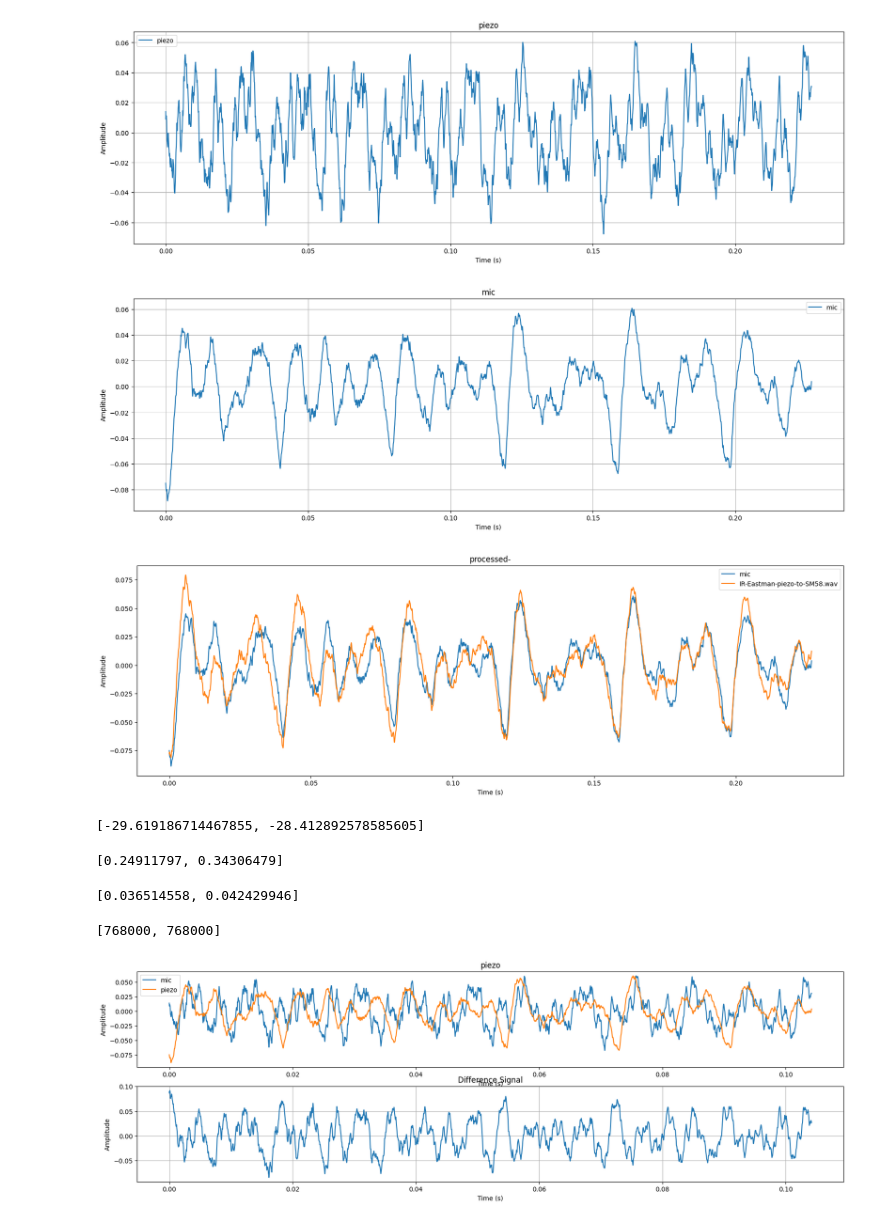
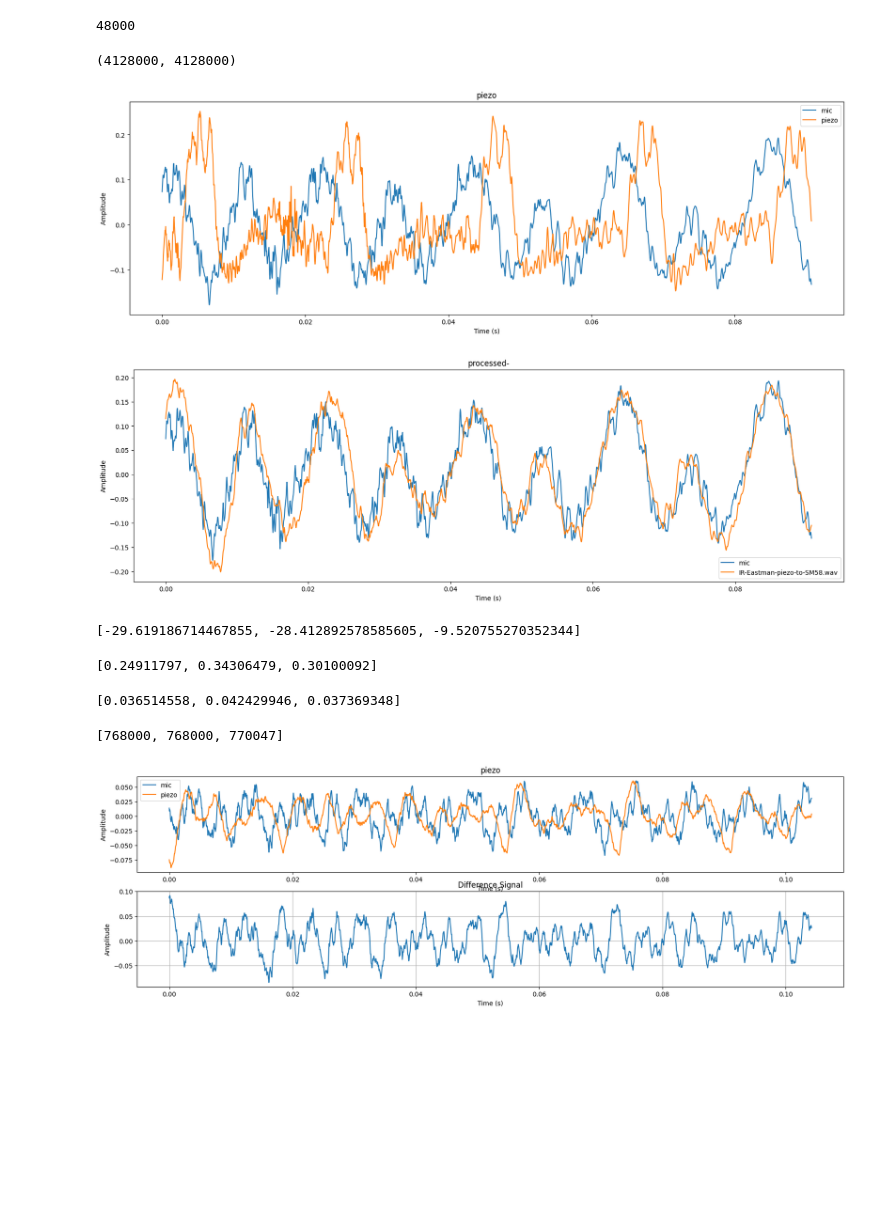
Before and after one commit to andrewwilson/impulseResponses, a Jupyter notebook: GenerateImpulseResponse.ipynb, the cells around one changed output. Saved outputs shown, nothing was run; the diff lists cells and outputs as text; code cells hidden in the pictures; blank space fills up the shorter version.

```diff
--- a/GenerateImpulseResponse.ipynb
+++ b/GenerateImpulseResponse.ipynb
@@ -32,7 +32,7 @@ def normalised(signal, mode, based_on_signal, sr=None):
         raise ValueError('invalid mode')
 # %%
 def apply_impulse_response(signal, impulse_response):
-    return convolve(dry_signal, impulse_response)
+    return convolve(signal, impulse_response)
 # %%
 # Function to plot an audio signal
 def plot_signal(signal, title, sr=22050, label=None, start=0, length=None):
@@ -65,60 +65,74 @@ def compare_signals(sig1, sig2, title1, title2, sr, start=0, length=None):
     plot_signal(difference, 'Difference Signal', sr, start=start, length=length)
 # %%
 # Load the audio files
-dry_signal, sr = librosa.load('Eastman piezo 0009 [2023-12-30 162118].aif', sr=None)
-target_signal, _ = librosa.load('Eastman mic 0009 [2023-12-30 162118].aif', sr=None)
+dry_signal, sr = librosa.load('samples/Eastman piezo 0009 [2023-12-30 162118].aif', sr=None)
+target_signal, _ = librosa.load('samples/Eastman mic 0009 [2023-12-30 162118].aif', sr=None)
+# %%
+# Load the audio files
+dry_signal, sr = librosa.load('samples/Eastman piezo 0010 [2024-01-01 132751].aif', sr=None)
+target_signal, _ = librosa.load('samples/Eastman mic 0010 [2024-01-01 132750].aif', sr=None)
+# %%
+sr
+# %% [output]
+48000
+# %%
+len(dry_signal), len(target_signal)
+# %% [output]
+(4128000, 4128000)
 # %%
-START=30000
-LENGTH=5000
+START=2100000
+LENGTH=2000
+
+dry_signal = normalised(dry_signal, 'loudness', target_signal, sr)
 
 plt.figure(figsize=(20, 6))
+plot_signal(target_signal,'mic', label='mic', start=START, length=LENGTH)
+#plt.legend(); plt.figure(figsize=(20, 6))
 plot_signal(dry_signal,'piezo', label='piezo', start=START, length=LENGTH)
-plt.legend(); plt.figure(figsize=(20, 6))
-plot_signal(target_signal,'mic', label='mic', start=START, length=LENGTH)
+
 
 plt.legend(); plt.figure(figsize=(20, 6))
 
 plot_signal(target_signal,'mic', label='mic', start=START, length=LENGTH)
 
 #plt.legend(); plt.figure(figsize=(20, 6))
 
 IRS = [
   #  'Eastman-piezo-to-SM58-1.wav',
     'IR-Eastman-piezo-to-SM58.wav'
 ]
 
 
 
 for ir_name in IRS:
     # load the impulse response
-    impulse_response,ir_sr = librosa.load(ir_name, sr=None)
+    impulse_response,ir_sr = librosa.load('IRs/' + ir_name, sr=None)
     sr, ir_sr
 
     processed_signal = apply_impulse_response(dry_signal, impulse_response)
     plot_signal(processed_signal, 'processed-', label=ir_name, start=START, length=LENGTH)
 #    plot_signal(impulse_response, 'impulse response')
 plt.legend()
 plt.show()
 # %% [output]
-[figure, old version]
+[figure, new version]
-[figure, old version]
+[figure, new version]
-[figure, removed]
 # %%
-[ loudness(s, sr) for s in [dry_signal, target_signal]]
+[ loudness(s, sr) for s in [dry_signal, target_signal, processed_signal]]
 # %% [output]
-[-29.619186714467855, -28.412892578585605]
+[-29.619186714467855, -28.412892578585605, -9.520755270352344]
 # %%
-[ peak(s) for s in [dry_signal, target_signal]]
+[ peak(s) for s in [dry_signal, target_signal, processed_signal]]
 # %% [output]
-[0.24911797, 0.34306479]
+[0.24911797, 0.34306479, 0.30100092]
 # %%
-[ rms(s) for s in [dry_signal, target_signal]]
+[ rms(s) for s in [dry_signal, target_signal, processed_signal]]
 # %% [output]
-[0.036514558, 0.042429946]
+[0.036514558, 0.042429946, 0.037369348]
 # %%
-[len(s) for s in [dry_signal, target_signal]]
+[len(s) for s in [dry_signal, target_signal, processed_signal]]
 # %% [output]
-[768000, 768000]
+[768000, 768000, 770047]
 # %%
 plt.figure(figsize=(20, 6))
 compare_signals(dry_signal, target_signal, 'mic', 'piezo', sr, start=START, length=LENGTH)
```
Also changed, not shown: 5 other files.
